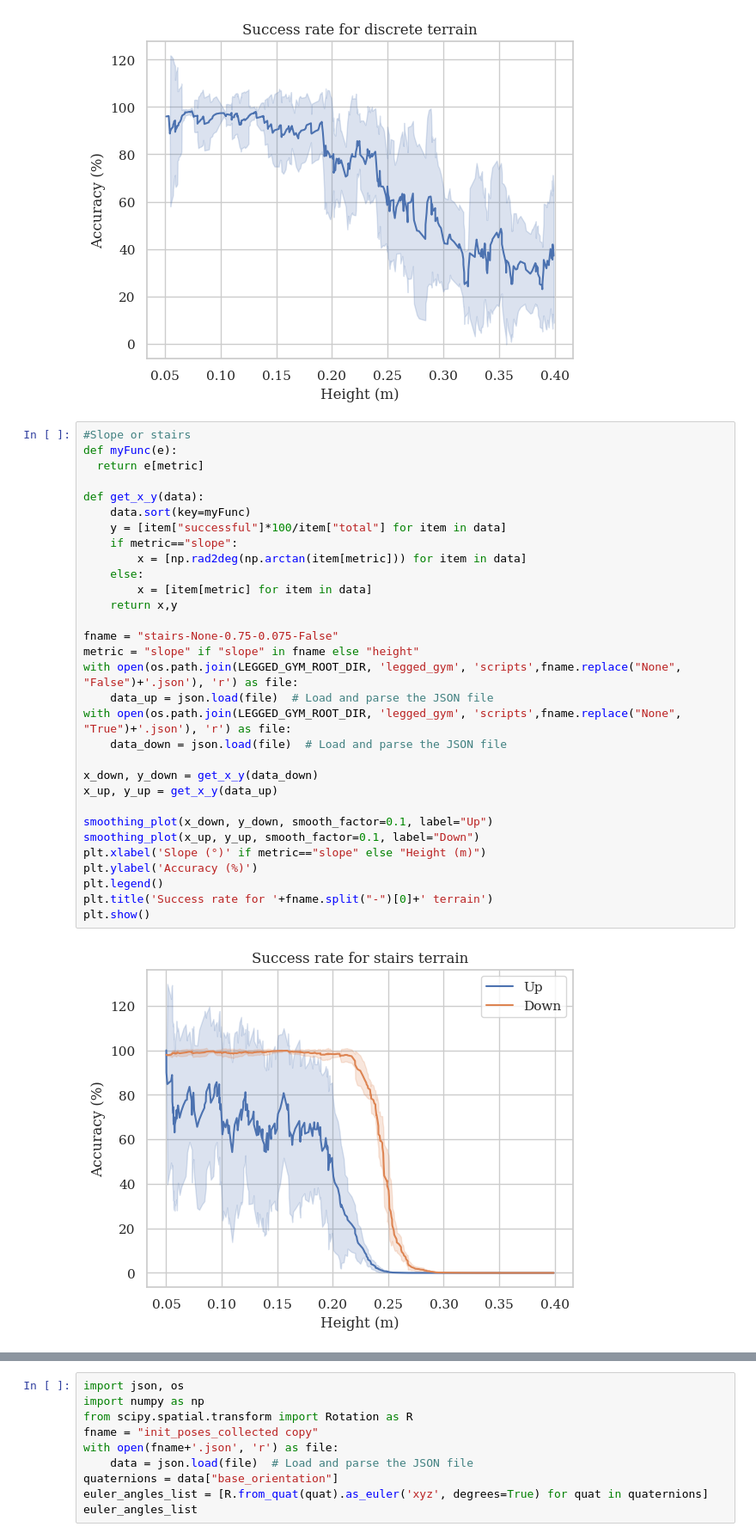
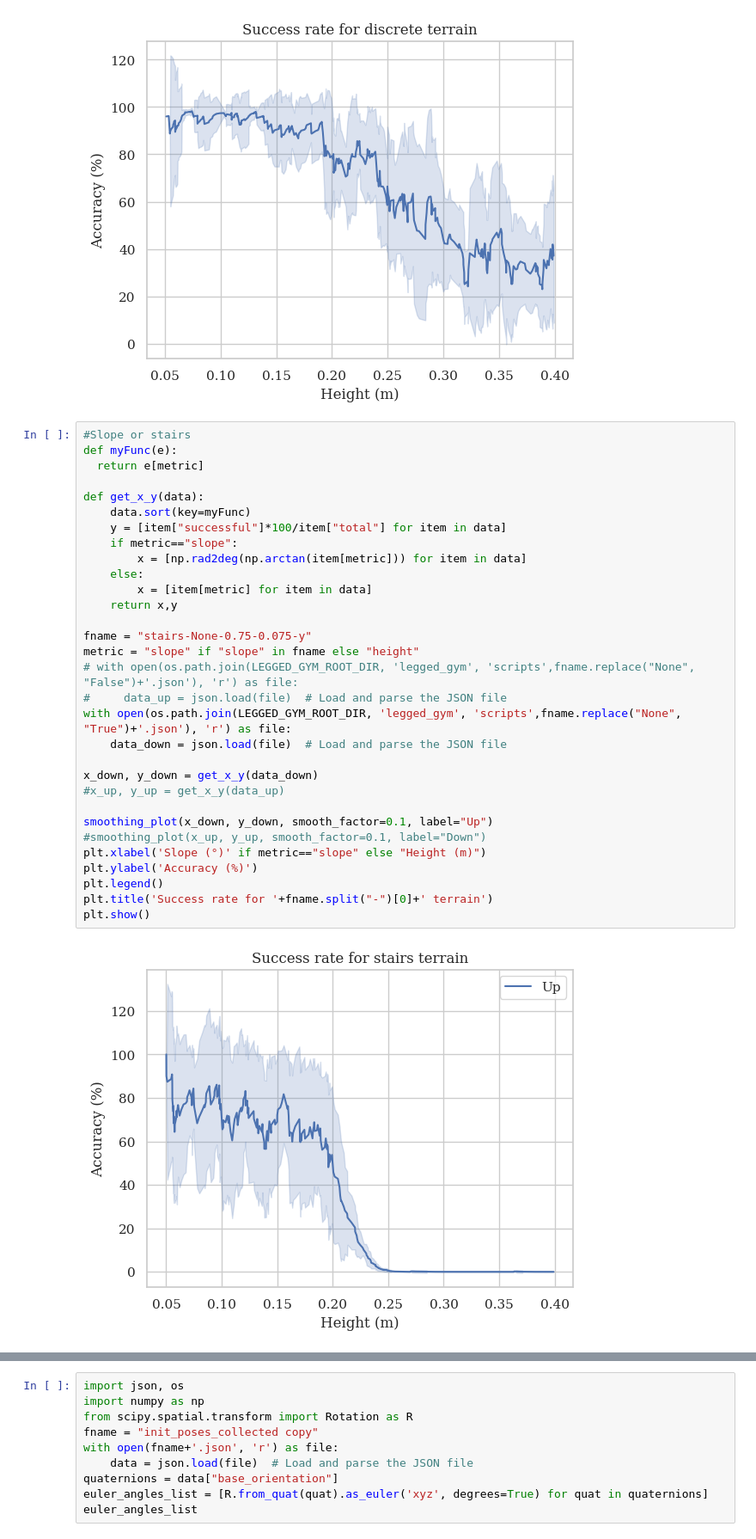
Before and after one commit to JansSolanoVega/legged_gym, a Jupyter notebook: legged_gym/scripts/analysis/plots.ipynb, the cells around one changed output, grey strips where cells are left out. Shown at 86% size. Cells and saved outputs as stored; diff of their text form.

```diff
--- a/legged_gym/scripts/analysis/plots.ipynb
+++ b/legged_gym/scripts/analysis/plots.ipynb
@@ -102,33 +102,33 @@ plt.show()
 # %%
 #Slope or stairs
 def myFunc(e):
   return e[metric]
 
 def get_x_y(data):
     data.sort(key=myFunc)
     y = [item["successful"]*100/item["total"] for item in data]
     if metric=="slope":
         x = [np.rad2deg(np.arctan(item[metric])) for item in data]
     else:
         x = [item[metric] for item in data]
     return x,y
 
-fname = "stairs-None-0.75-0.075-False"
+fname = "stairs-None-0.75-0.075-y"
 metric = "slope" if "slope" in fname else "height"
-with open(os.path.join(LEGGED_GYM_ROOT_DIR, 'legged_gym', 'scripts',fname.replace("None", "False")+'.json'), 'r') as file:
-    data_up = json.load(file)  # Load and parse the JSON file
+# with open(os.path.join(LEGGED_GYM_ROOT_DIR, 'legged_gym', 'scripts',fname.replace("None", "False")+'.json'), 'r') as file:
+#     data_up = json.load(file)  # Load and parse the JSON file
 with open(os.path.join(LEGGED_GYM_ROOT_DIR, 'legged_gym', 'scripts',fname.replace("None", "True")+'.json'), 'r') as file:
     data_down = json.load(file)  # Load and parse the JSON file
 
 x_down, y_down = get_x_y(data_down)
-x_up, y_up = get_x_y(data_up)
+#x_up, y_up = get_x_y(data_up)
 
 smoothing_plot(x_down, y_down, smooth_factor=0.1, label="Up")
-smoothing_plot(x_up, y_up, smooth_factor=0.1, label="Down")
+#smoothing_plot(x_up, y_up, smooth_factor=0.1, label="Down")
 plt.xlabel('Slope (°)' if metric=="slope" else "Height (m)")
 plt.ylabel('Accuracy (%)')
 plt.legend()
 plt.title('Success rate for '+fname.split("-")[0]+' terrain')
 plt.show()
 # %% [output]
-[figure, old version]
+[figure, new version]
```
Also changed, not shown: parts of 4 cells of this notebook, 4 other files.
